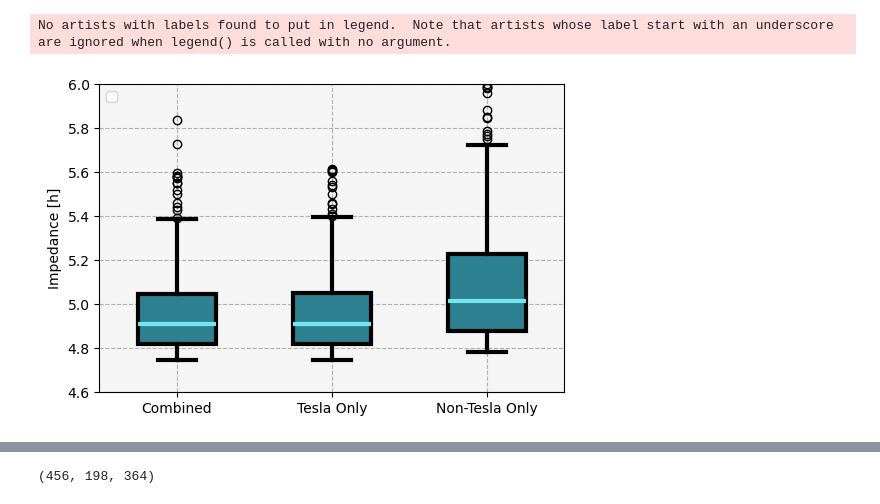
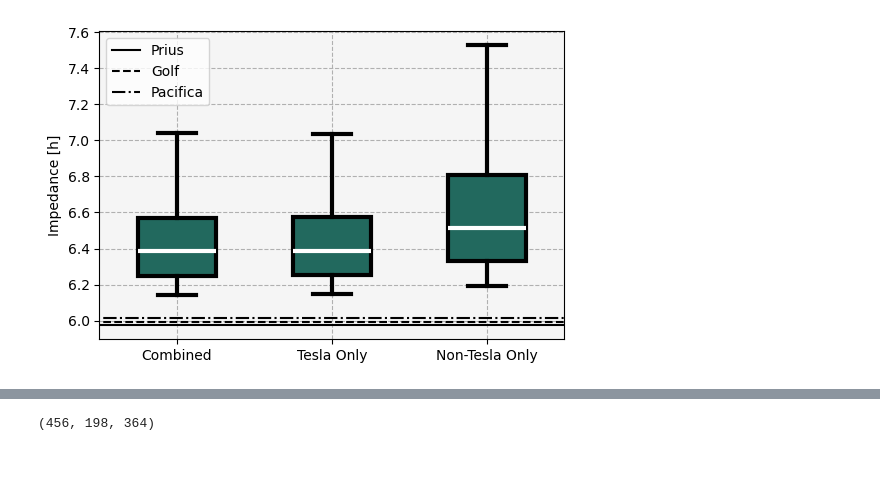
Before and after one commit to airabino/charger_network_analysis, a Jupyter notebook: Random_Experiment_Analysis.ipynb, the cells around one changed output, grey strips where cells are left out. Cells and saved outputs as stored; diff of their text form; code cells hidden in the pictures; blank space fills up the shorter version.

```diff
--- a/Random_Experiment_Analysis.ipynb
+++ b/Random_Experiment_Analysis.ipynb
@@ -32,7 +32,9 @@ places = src.graph.graph_from_json('Outputs/places.json')
 
 pop_adj = sum([v['population'] for k, v in places._node.items()]) / len(places)
 
-weighted = {k: v['population'] / pop_adj for k, v in places._node.items()}
+weighted = {k: v['population'] / 1e6 for k, v in places._node.items()}
+
+relative = {k: v['population'] / pop_adj for k, v in places._node.items()}
 
 unweighted = {k: 1 for k, v in places._node.items()}
 # %%
@@ -79,6 +100,7 @@ paths = {}
 
 outputs = {k: [] for k in functions.keys()}
 
+specific_outputs_w = []
 specific_outputs = []
 
 idx = -1
@@ -101,13 +123,14 @@ for file in src.progress_bar.ProgressBar(files):
 
         paths[idx] = {'sng': out[0], 'paths': out[5]}
 
-    try:
+    # try:
 
-        specific_outputs.append(itemized_impedance(out[4], weighted, weighted))
+    #     specific_outputs_w.append(itemized_impedance(out[4], weighted, weighted))
+    #     specific_outputs.append(itemized_impedance(out[4], unweighted, unweighted))
 
-    except:
+    # except:
 
-        pass
+    #     pass
 
     keep = True
 
@@ -190,9 +185,9 @@ df
 1496 rows × 8 columns
 # %%
 x = [
-    df[df['graph_index'] == 0]['impedance_w'],
-    df[df['graph_index'] == 1]['impedance_w'],
-    df[df['graph_index'] == 2]['impedance_w'],
+    df[df['graph_index'] == 0]['impedance'],
+    df[df['graph_index'] == 1]['impedance'],
+    df[df['graph_index'] == 2]['impedance'],
 ]
 
 fig, ax = plt.subplots(1, 1, figsize = (6, 4))
@@ -202,13 +197,14 @@ kw = {
     'widths': .5,
     'zorder': 3,
     'patch_artist': True,
+    'showfliers': False,
     'boxprops': {
-        'fc': '#2e8190',
+        'fc': '#22695e',
         'ec': 'k',
         'lw': 3,
     },
     'medianprops': {
-        'color': '#72e5ef',
+        'color': 'white',
         'lw': 3,
     },
     'whiskerprops': {
@@ -218,41 +214,48 @@ kw = {
     'capprops': {
         'lw': 3,
         'color': '#000000',
     },
 }
 
 _ = ax.boxplot(x, **kw)
 
-# kw = {
-#     'color': 'k',
-#     'lw': 2,
-#     'ls': 'dashdot',
-#     'label': 'Pacifica Regional Impedance (Total Time)',
-# }
+kw = {
+    'color': 'k',
+    'lw': 1.5,
+}
 
-# ax.plot([-1, 4], [4.161, 4.161], **kw)
+kw['label'] = 'Prius'
+kw['ls'] = '-'
+ax.plot([-1, 4], [5.974227228704856, 5.974227228704856], **kw)
+
+kw['label'] = 'Golf'
+kw['ls'] = '--'
+ax.plot([-1, 4], [5.992354190847054, 5.992354190847054], **kw)
+
+kw['label'] = 'Pacifica'
+kw['ls'] = '-.'
+ax.plot([-1, 4], [6.012984648570297, 6.012984648570297], **kw)
 
 kw = {
     'xticklabels': ['Combined', 'Tesla Only', 'Non-Tesla Only'],
     'facecolor': 'whitesmoke',
     'ylabel': 'Impedance [h]',
     # 'yticks': np.arange(4, 7.25, .1),
     'xlim': (.5, 3.5),
-    'ylim': (4.6, 6),
+    # 'ylim': (6, 8),
 }
 
 _ = ax.set(**kw)
 
 kw = {
     'ls': 'dashed',
     'zorder': 0,
 }
 
 _ = ax.grid(**kw)
 
 _ = ax.legend(loc = 2)
 
-# fig.savefig('Paper/figs/Networks_Boxplots_Weighted_Impedance.png', bbox_inches = 'tight', dpi = 300)
+fig.savefig('Paper/figs/Networks_Boxplots_Impedance.png', bbox_inches = 'tight', dpi = 300)
 # %% [output]
-No artists with labels found to put in legend.  Note that artists whose label start with an underscore are ignored when legend() is called with no argument.
-[figure, old version]
+[figure, new version]
```
Also changed, not shown: parts of 25 cells of this notebook, 49 other files.
